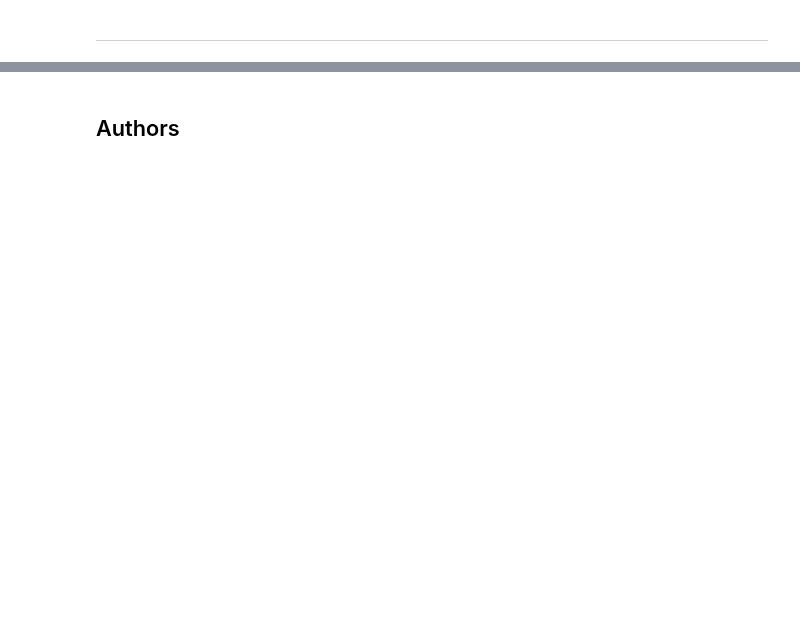
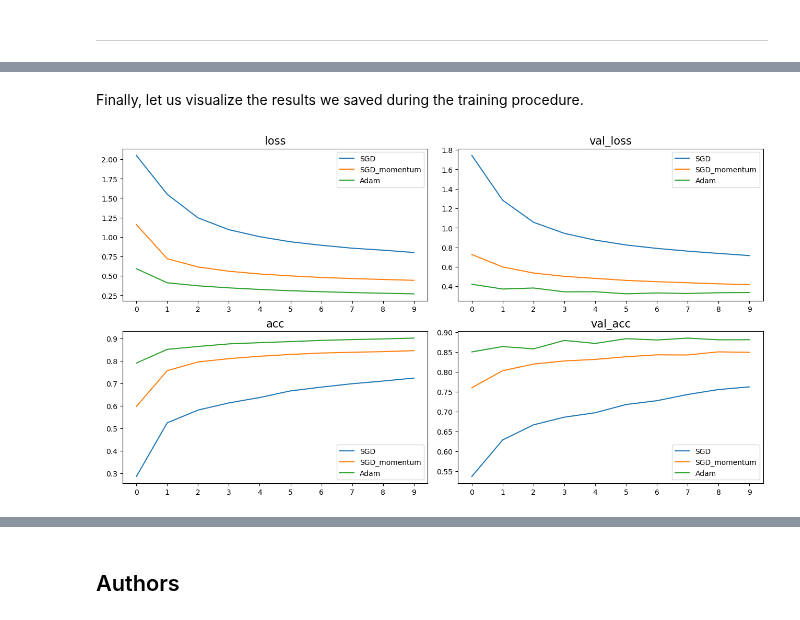
Before and after one commit to antonio-xrp/data-science-path, a Jupyter notebook: 0.4-MachineLearning/0.4-deep-learning-IBM/practice.ipynb, the cells around one changed output, grey strips where cells are left out. Cells and saved outputs as stored; diff of their text form; code cells hidden in the pictures; blank space fills up the shorter version.

```diff
--- a/0.4-MachineLearning/0.4-deep-learning-IBM/practice.ipynb
+++ b/0.4-MachineLearning/0.4-deep-learning-IBM/practice.ipynb
@@ -682,0 +387,2 @@ print(np.sqrt(metrics.mean_squared_error(test_labels, y_pred)))
+# %%
+NAMES = ['SGD', 'SGD_momentum', 'Adam']
@@ -682,0 +399,2 @@ print(np.sqrt(metrics.mean_squared_error(test_labels, y_pred)))
+# %%
+(xtrain, ytrain), (xtest, ytest) = fashion_mnist.load_data()
@@ -682,0 +428,10 @@ print(np.sqrt(metrics.mean_squared_error(test_labels, y_pred)))
+# %%
+# normalization
+xtrain = np.apply_along_axis(lambda x: x/255, 1, xtrain)
+xtest = np.apply_along_axis(lambda x: x/255, 1, xtest)
+
+# validation set
+index = 50000
+xval, yval = xtrain[index:], ytrain[index:]
+xtrain, ytrain = xtrain[:index], ytrain[:index]
+xtrain.shape, xval.shape, xtest.shape
@@ -682,0 +505,13 @@ print(np.sqrt(metrics.mean_squared_error(test_labels, y_pred)))
+# %%
+# params
+epochs = 10
+batch_size = 64
+shuffle = True
+
+# dicts for storing results
+loss      = {opt:[] for opt in NAMES}
+val_loss  = {opt:[] for opt in NAMES}
+acc       = {opt:[] for opt in NAMES}
+val_acc   = {opt:[] for opt in NAMES}
+test_acc  = {}
+test_loss = {}
@@ -682,0 +613,20 @@ print(np.sqrt(metrics.mean_squared_error(test_labels, y_pred)))
+# %% [markdown]
+Finally, let us visualize the results we saved during the training procedure.
+# %%
+fig, axs = plt.subplots(2, 2, figsize=(13, 7))
+plt.tight_layout()
+plt.subplots_adjust(hspace=0.2)
+
+
+for index, result, title in zip([[0, 0], [0, 1], [1, 0], [1, 1]],
+                                [loss, val_loss, acc, val_acc],
+                                ['loss', 'val_loss', 'acc', 'val_acc']):
+    i, j = index
+    for name, values in result.items():
+        axs[i, j].plot(values, label=name)
+        axs[i, j].set_title(title, size=15)
+        axs[i, j].set_xticks([e for e in range(epochs)])
+        axs[i, j].legend(loc="best", prop={'size': 10})
+plt.show()
+# %% [output]
+[figure, added]
```
Also changed, not shown: parts of 256 cells of this notebook, 7 other files.
